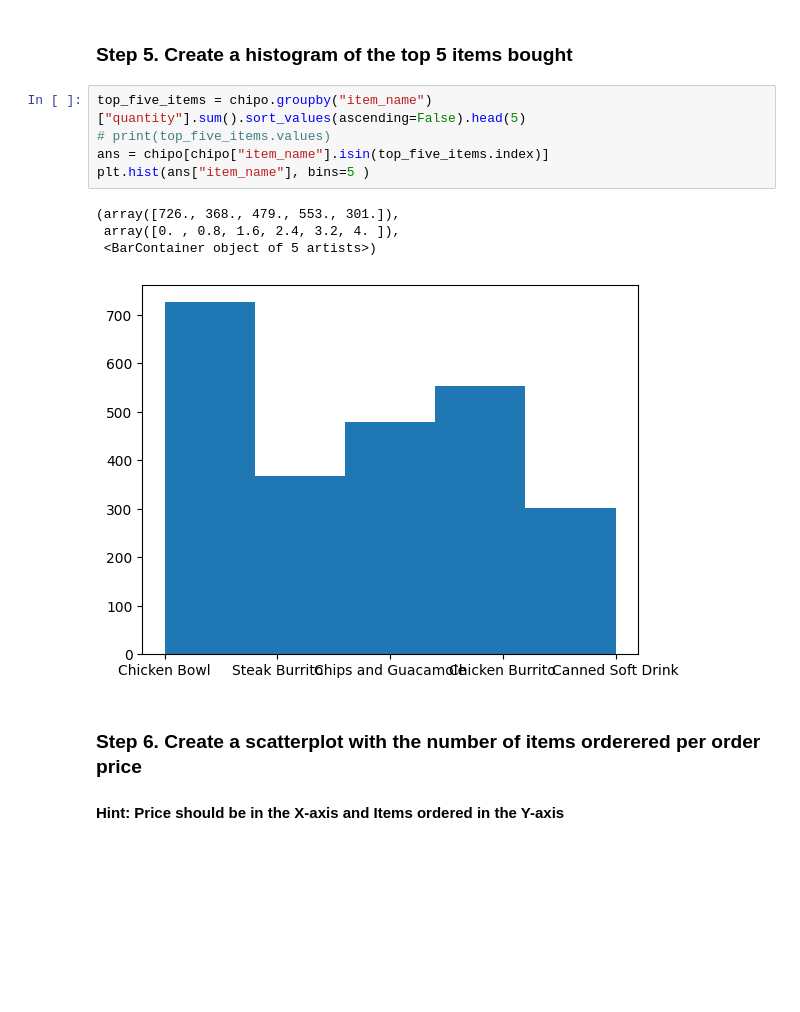
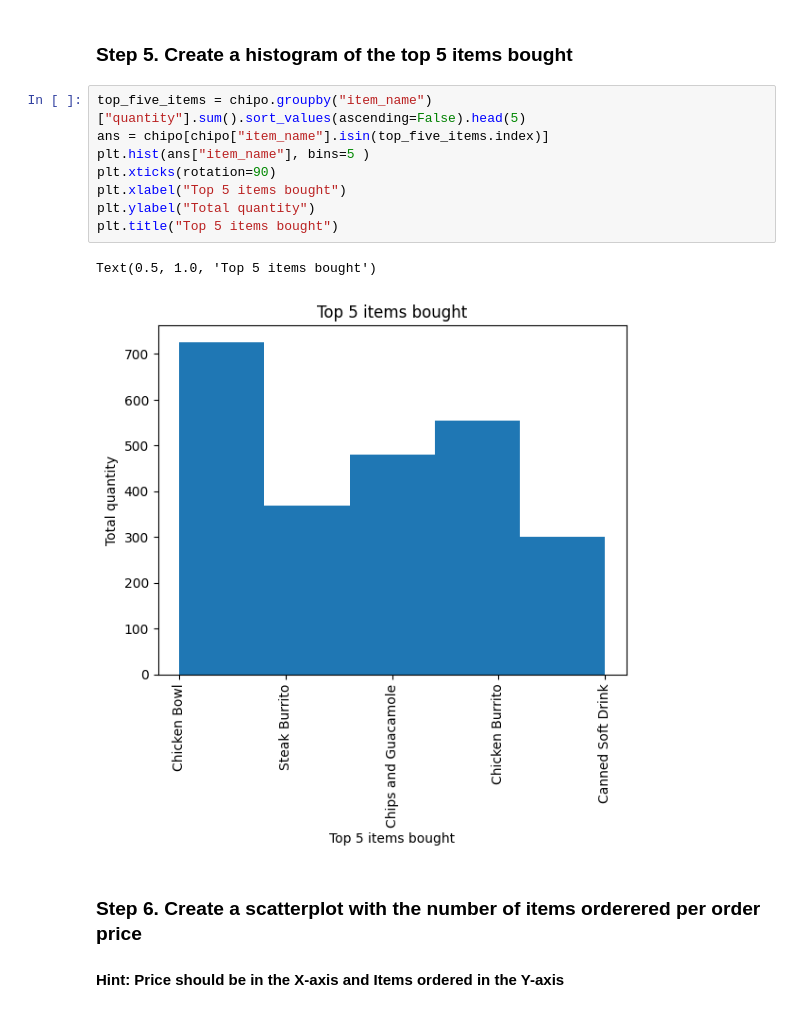
Before and after one commit to Rashay01/pandas_exercises, a Jupyter notebook: Exercise-2.ipynb, the cells around one changed output. Drawn from its saved outputs; the diff is of its cells as text; blank space fills up the shorter version.

Commit message:
Completed histogram

```diff
--- a/Exercise-2.ipynb
+++ b/Exercise-2.ipynb
@@ -34,14 +34,15 @@ chipo.head(10)
 ### Step 5. Create a histogram of the top 5 items bought
 # %%
 top_five_items = chipo.groupby("item_name")["quantity"].sum().sort_values(ascending=False).head(5)
-# print(top_five_items.values)
 ans = chipo[chipo["item_name"].isin(top_five_items.index)]
 plt.hist(ans["item_name"], bins=5 )
+plt.xticks(rotation=90)
+plt.xlabel("Top 5 items bought")
+plt.ylabel("Total quantity")
+plt.title("Top 5 items bought")
 # %% [output]
-(array([726., 368., 479., 553., 301.]),
- array([0. , 0.8, 1.6, 2.4, 3.2, 4. ]),
- <BarContainer object of 5 artists>)
+Text(0.5, 1.0, 'Top 5 items bought')
-[figure, old version]
+[figure, new version]
 # %% [markdown]
 ### Step 6. Create a scatterplot with the number of items orderered per order price
 #### Hint: Price should be in the X-axis and Items ordered in the Y-axis
```
